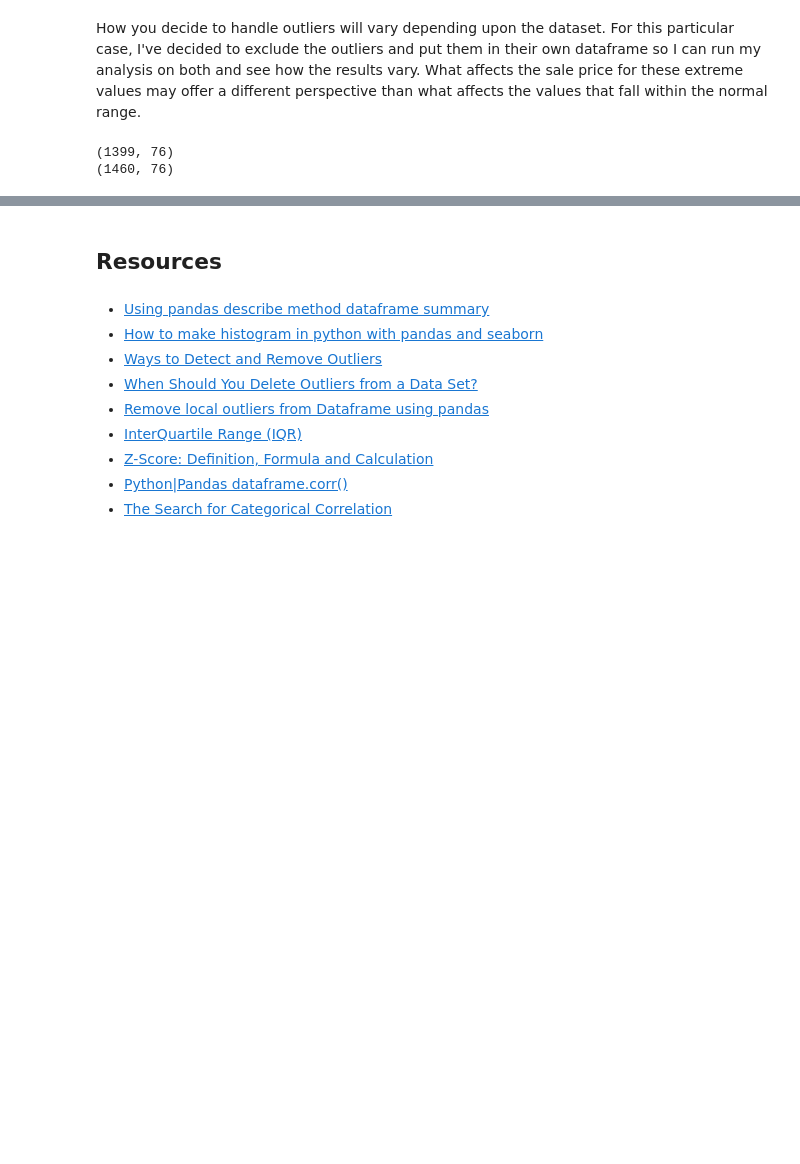
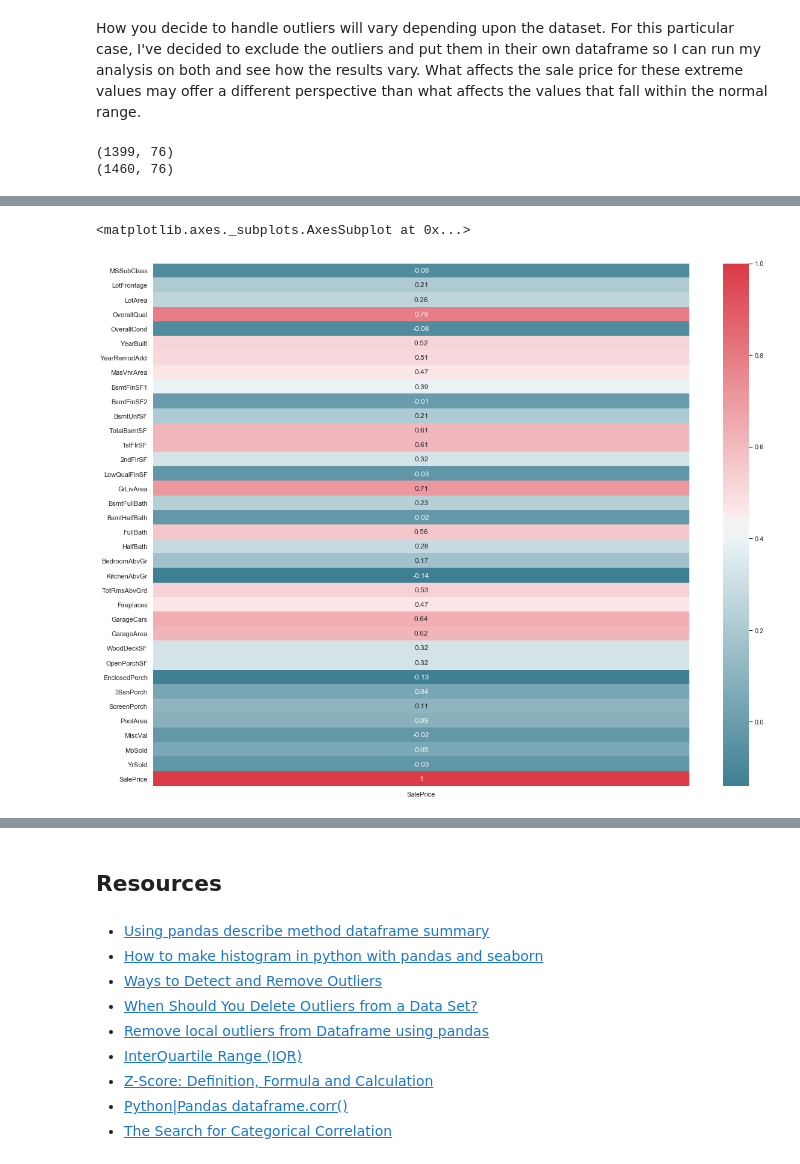
Before and after one commit to ebonnecab/mozilla-ds-project, a Jupyter notebook: analysis.ipynb, the cells around one changed output, grey strips where cells are left out. Drawn from its saved outputs; the diff is of its cells as text; code cells hidden in the pictures; blank space fills up the shorter version.

Commit message:
added heatmap for numerical data

```diff
--- a/analysis.ipynb
+++ b/analysis.ipynb
@@ -381,0 +384,8 @@ In order to include our categorical data, we will require an alternative method
+# %%
+f, ax = plt.subplots(figsize=(20,16))
+corr = num_df.corr().round(2)
+cmap = sns.diverging_palette(220, 10, as_cmap=True)
+sns.heatmap(corr[['SalePrice']], cmap=cmap, annot=True)
+# %% [output]
+<matplotlib.axes._subplots.AxesSubplot at 0x...>
+[figure, added]
```
Also changed, not shown: parts of 9 cells of this notebook.
